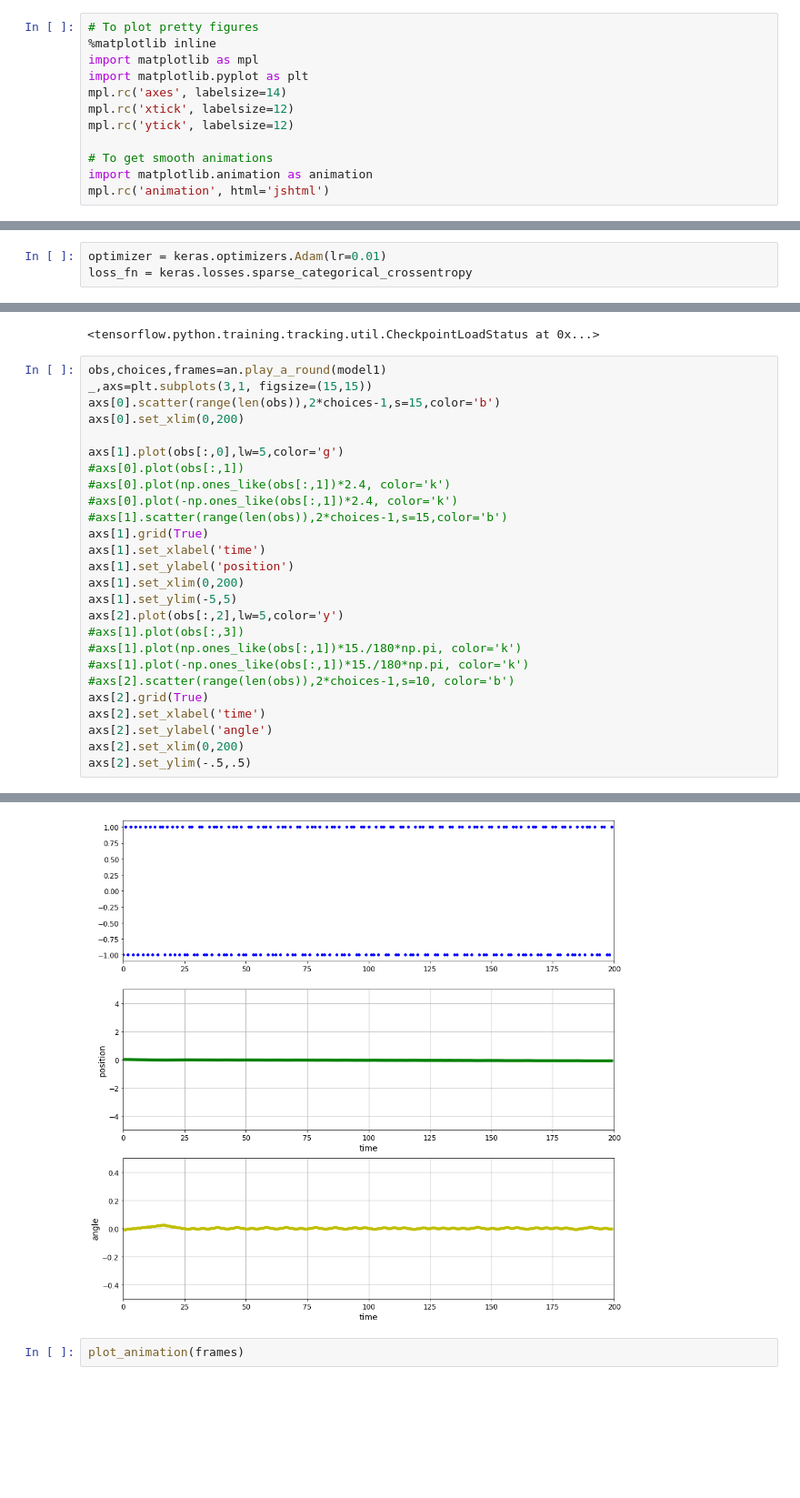
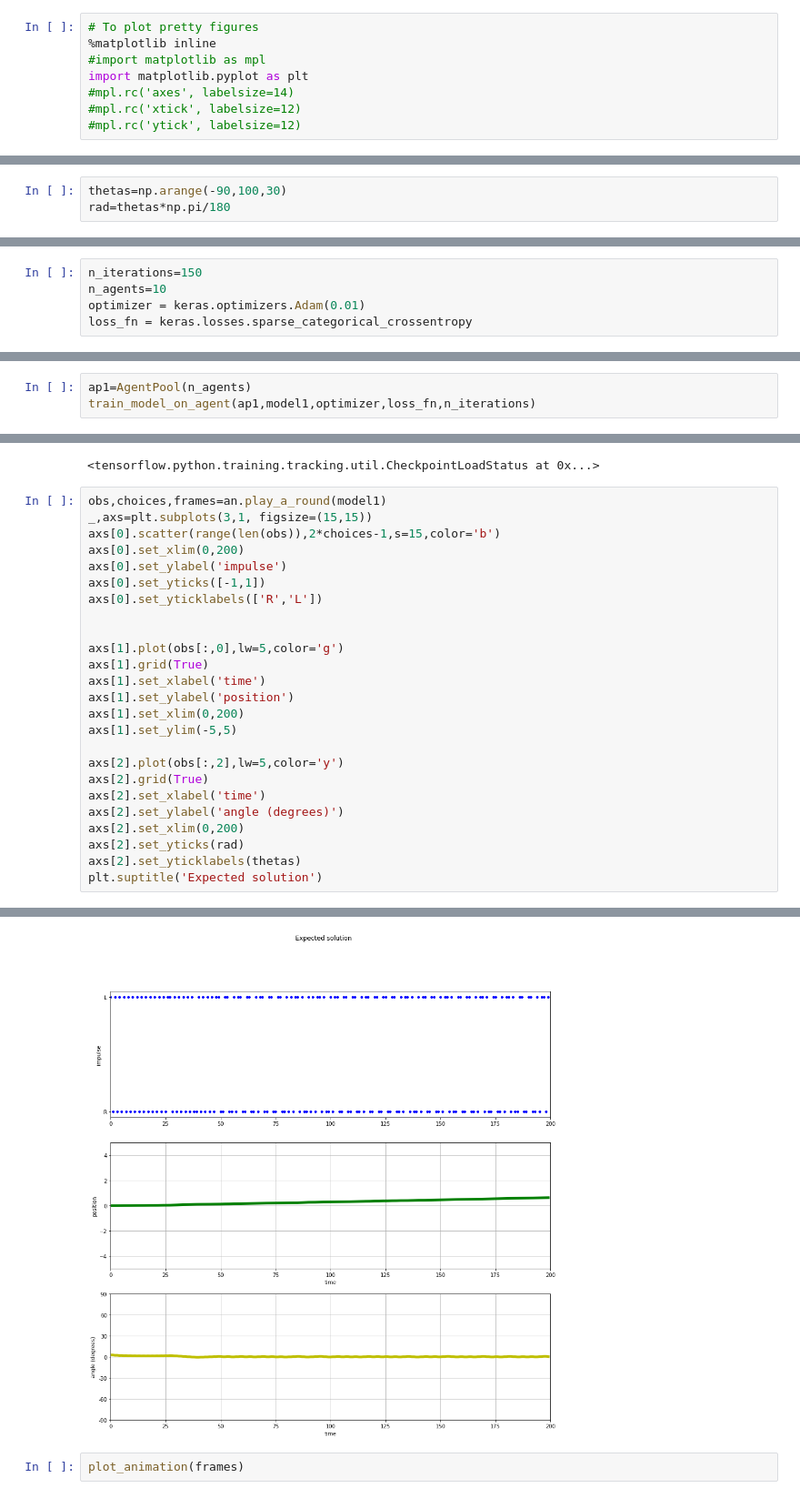
Before and after one commit to borundev/ReinforcementLearning, a Jupyter notebook: RL cartpole.ipynb, the cells around one changed output, grey strips where cells are left out. Shown at 91% size. Saved outputs shown, nothing was run; the diff lists cells and outputs as text; blank space fills up the shorter version.

Commit message:
Refactoring of plotting functions into its own package, cleanup of jupyter notebook

```diff
--- a/RL cartpole.ipynb
+++ b/RL cartpole.ipynb
@@ -8,14 +32,10 @@ import numpy as np
 # %%
 # To plot pretty figures
 %matplotlib inline
-import matplotlib as mpl
+#import matplotlib as mpl
 import matplotlib.pyplot as plt
-mpl.rc('axes', labelsize=14)
-mpl.rc('xtick', labelsize=12)
-mpl.rc('ytick', labelsize=12)
-
-# To get smooth animations
-import matplotlib.animation as animation
-mpl.rc('animation', html='jshtml')
+#mpl.rc('axes', labelsize=14)
+#mpl.rc('xtick', labelsize=12)
+#mpl.rc('ytick', labelsize=12)
 # %%
 from openai import Agent, AgentPool, train_model_on_agent
@@ -83,0 +66,3 @@ axs[1].set_xlim(0,200)
+# %%
+thetas=np.arange(-90,100,30)
+rad=thetas*np.pi/180
@@ -88,3 +105,5 @@ plot_animation(frames)
 # %%
-optimizer = keras.optimizers.Adam(lr=0.01)
+n_iterations=150
+n_agents=10
+optimizer = keras.optimizers.Adam(0.01)
 loss_fn = keras.losses.sparse_categorical_crossentropy
@@ -100,3 +115,6 @@ model1 = keras.models.Sequential([
     keras.layers.Dense(5, activation="relu", input_shape=[4]),
     keras.layers.Dense(2, activation="softmax"),
 ])
+# %%
+ap1=AgentPool(n_agents)
+train_model_on_agent(ap1,model1,optimizer,loss_fn,n_iterations)
@@ -124,25 +144,24 @@ obs,choices,frames=an.play_a_round(model1)
 _,axs=plt.subplots(3,1, figsize=(15,15))
 axs[0].scatter(range(len(obs)),2*choices-1,s=15,color='b')
 axs[0].set_xlim(0,200)
+axs[0].set_ylabel('impulse')
+axs[0].set_yticks([-1,1])
+axs[0].set_yticklabels(['R','L'])
+
 
 axs[1].plot(obs[:,0],lw=5,color='g')
-#axs[0].plot(obs[:,1])
-#axs[0].plot(np.ones_like(obs[:,1])*2.4, color='k')
-#axs[0].plot(-np.ones_like(obs[:,1])*2.4, color='k')
-#axs[1].scatter(range(len(obs)),2*choices-1,s=15,color='b')
 axs[1].grid(True)
 axs[1].set_xlabel('time')
 axs[1].set_ylabel('position')
 axs[1].set_xlim(0,200)
 axs[1].set_ylim(-5,5)
+
 axs[2].plot(obs[:,2],lw=5,color='y')
-#axs[1].plot(obs[:,3])
-#axs[1].plot(np.ones_like(obs[:,1])*15./180*np.pi, color='k')
-#axs[1].plot(-np.ones_like(obs[:,1])*15./180*np.pi, color='k')
-#axs[2].scatter(range(len(obs)),2*choices-1,s=10, color='b')
 axs[2].grid(True)
 axs[2].set_xlabel('time')
-axs[2].set_ylabel('angle')
+axs[2].set_ylabel('angle (degrees)')
 axs[2].set_xlim(0,200)
-axs[2].set_ylim(-.5,.5)
+axs[2].set_yticks(rad)
+axs[2].set_yticklabels(thetas)
+plt.suptitle('Expected solution')
 # %% [output]
@@ -150,4 +169,4 @@ axs[2].set_ylim(-.5,.5)
-[figure, old version]
+[figure, new version]
 # %%
 plot_animation(frames)
 # %% [output]
```
Also changed, not shown: parts of 55 cells of this notebook, 2 other files.
